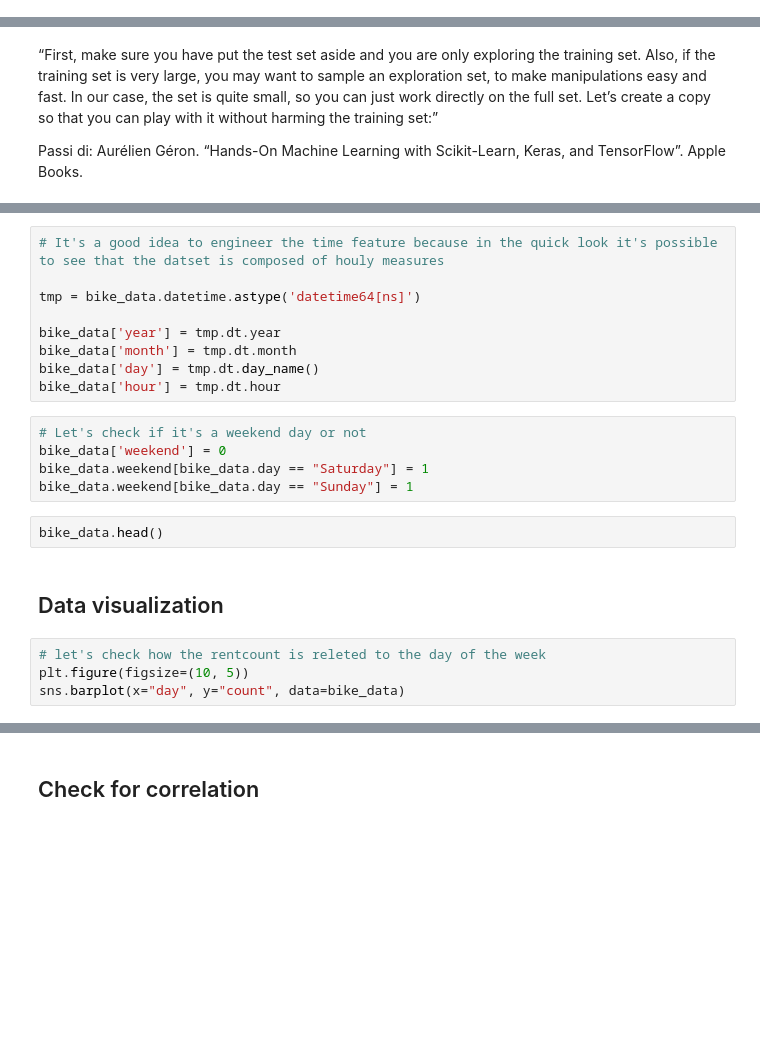
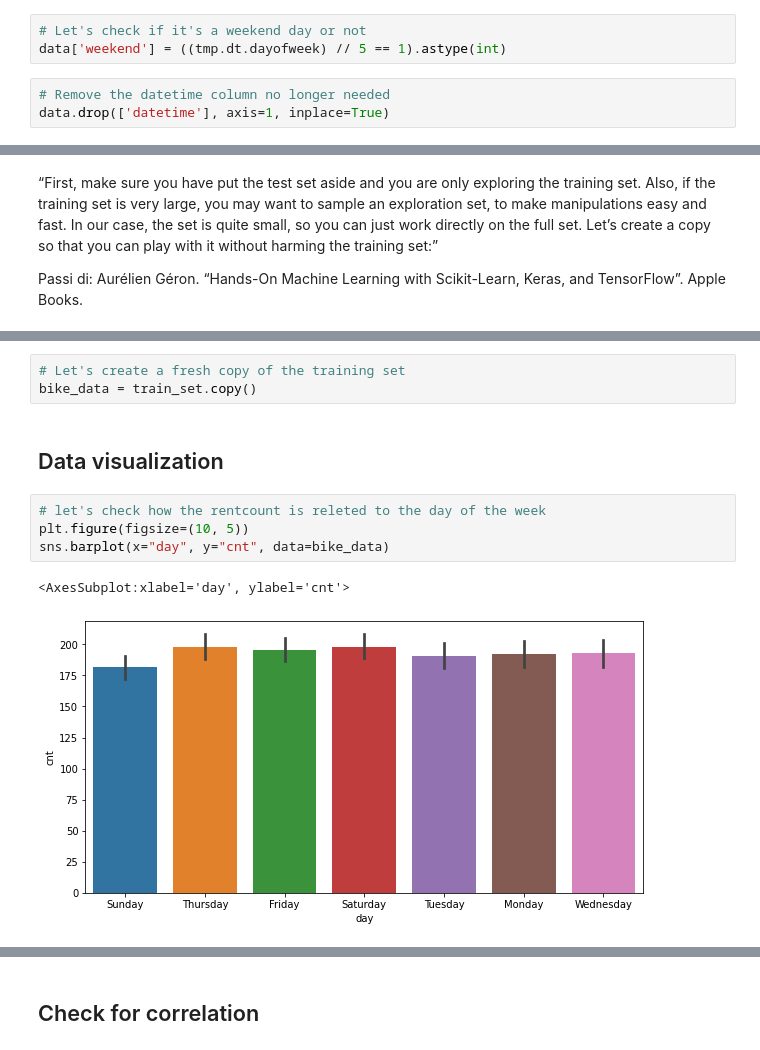
Before and after one commit to vspara/bike-sharing, a Jupyter notebook: bike_sharing.ipynb, the cells around one changed output, grey strips where cells are left out. Saved outputs shown, nothing was run; the diff lists cells and outputs as text; blank space fills up the shorter version.

```diff
--- a/bike_sharing.ipynb
+++ b/bike_sharing.ipynb
@@ -64,0 +131,6 @@ Passi di: Aurélien Géron. “Hands-On Machine Learning with Scikit-Learn, Kera
+# %%
+# Let's check if it's a weekend day or not
+data['weekend'] = ((tmp.dt.dayofweek) // 5 == 1).astype(int)
+# %%
+# Remove the datetime column no longer needed
+data.drop(['datetime'], axis=1, inplace=True)
@@ -75,22 +146,12 @@ bike_data = train_set.copy()
-# %%
-# It's a good idea to engineer the time feature because in the quick look it's possible to see that the datset is composed of houly measures
-
-tmp = bike_data.datetime.astype('datetime64[ns]')
-
-bike_data['year'] = tmp.dt.year
-bike_data['month'] = tmp.dt.month
-bike_data['day'] = tmp.dt.day_name()
-bike_data['hour'] = tmp.dt.hour
-# %%
-# Let's check if it's a weekend day or not
-bike_data['weekend'] = 0
-bike_data.weekend[bike_data.day == "Saturday"] = 1
-bike_data.weekend[bike_data.day == "Sunday"] = 1
-# %%
-bike_data.head()
+# %%
+# Let's create a fresh copy of the training set
+bike_data = train_set.copy()
 # %% [markdown]
 ## Data visualization
 # %%
 # let's check how the rentcount is releted to the day of the week
 plt.figure(figsize=(10, 5))
-sns.barplot(x="day", y="count", data=bike_data)
+sns.barplot(x="day", y="cnt", data=bike_data)
+# %% [output]
+<AxesSubplot:xlabel='day', ylabel='cnt'>
+[figure, added]
```
Also changed, not shown: parts of 94 cells of this notebook, 1 other file.
